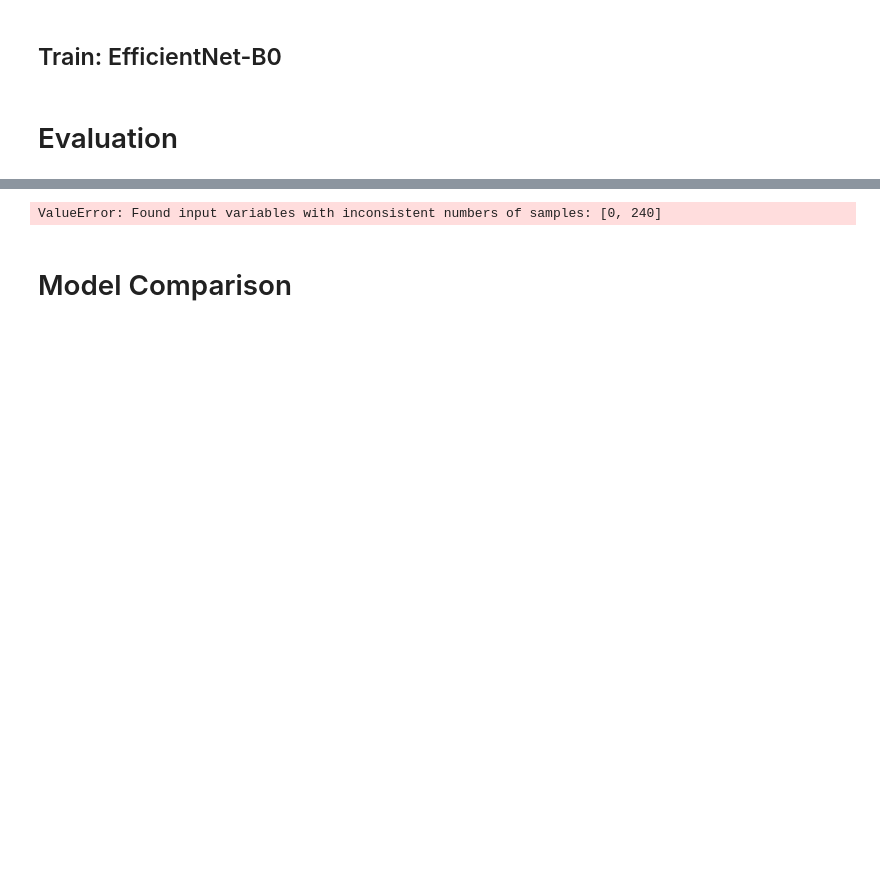
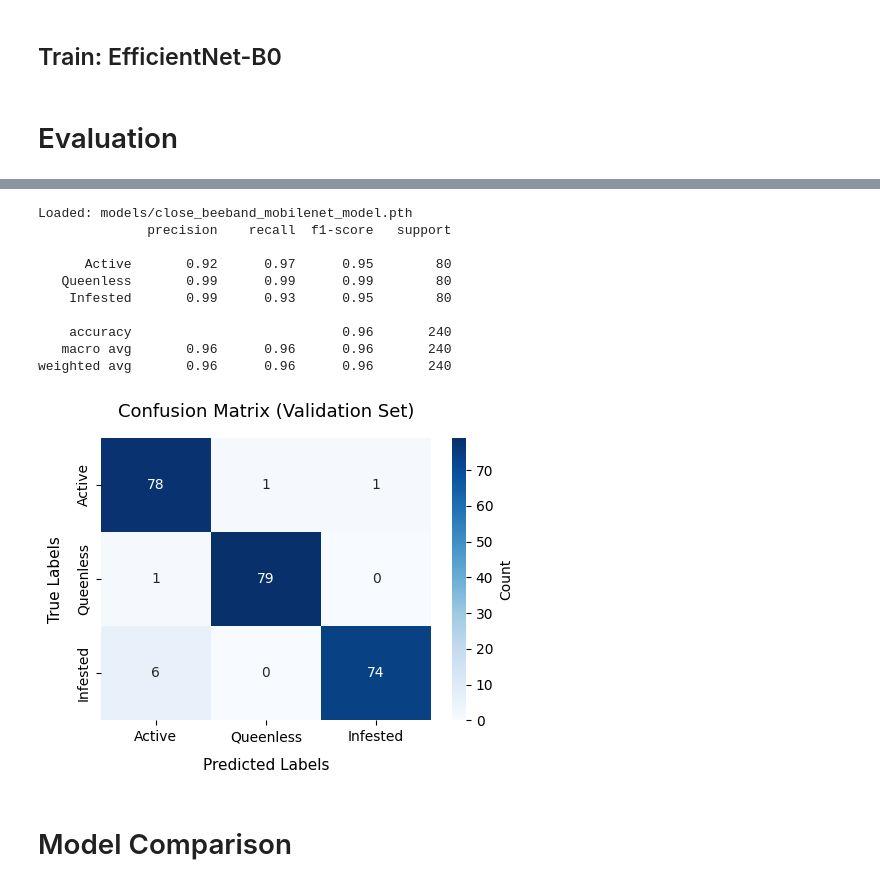
Before and after one commit to jadjadjade002/aib-apisacoustic, a Jupyter notebook: apisacoustic.ipynb, the cells around one changed output, grey strips where cells are left out. Cells and saved outputs as stored; diff of their text form; code cells hidden in the pictures; blank space fills up the shorter version.

```diff
--- a/apisacoustic.ipynb
+++ b/apisacoustic.ipynb
@@ -768,30 +764,50 @@ KeyError: 'LR'
 # %%
 def plot_metrics(model, dataloader, device, class_names, split_name=None):
     model.eval()
-    all_preds = []; all_labels = []
+    all_preds = []
+    all_labels = []
+
     with torch.no_grad():
         for images, labels in dataloader:
             images = images.to(device)
             outputs = model(images)
             _, predicted = outputs.max(1)
             all_preds.extend(predicted.cpu().numpy())
             all_labels.extend(labels.cpu().numpy())
     print(classification_report(all_labels, all_preds, target_names=class_names))
     cm = confusion_matrix(all_labels, all_preds)
     fig, ax = plt.subplots(figsize=(5, 4))
     sns.heatmap(cm, annot=True, fmt='d', cmap='Blues', xticklabels=class_names, yticklabels=class_names, ax=ax, cbar_kws={'label': 'Count'})
     ax.set_xlabel('Predicted Labels', fontsize=11, labelpad=10)
     ax.set_ylabel('True Labels', fontsize=11, labelpad=10)
     title = 'Confusion Matrix'
     if split_name: title += f" ({split_name})"
     ax.set_title(title, fontsize=13, pad=15)
     plt.tight_layout(); plt.show()
     return all_preds, all_labels
 
+pth_path = 'models/close_beeband_mobilenet_model.pth'
+
+model_pth = timm.create_model('mobilenetv4_hybrid_large', pretrained=False, num_classes=3)
+model_pth.classifier = nn.Sequential(nn.Dropout(0.5), nn.Linear(model_pth.classifier.in_features, 3))
+model_pth.load_state_dict(torch.load(pth_path, map_location=DEVICE, weights_only=True))
+model_pth = model_pth.to(DEVICE).eval()
+print(f'Loaded: {pth_path}')
+
 class_labels = ['Active', 'Queenless', 'Infested']
-val_preds, val_labels = plot_metrics(model, val_loader, DEVICE, class_labels, split_name="Validation Set")
+val_preds, val_labels = plot_metrics(model_pth, val_loader, DEVICE, class_labels, split_name="Validation Set")
 # %% [output]
-ValueError: Found input variables with inconsistent numbers of samples: [0, 240]
+Loaded: models/close_beeband_mobilenet_model.pth
+              precision    recall  f1-score   support
+
+      Active       0.92      0.97      0.95        80
+   Queenless       0.99      0.99      0.99        80
+    Infested       0.99      0.93      0.95        80
+
+    accuracy                           0.96       240
+   macro avg       0.96      0.96      0.96       240
+weighted avg       0.96      0.96      0.96       240
+[figure, added]
 # %% [markdown]
 # Model Comparison
 # %%
```
Also changed, not shown: parts of 12 cells of this notebook.
